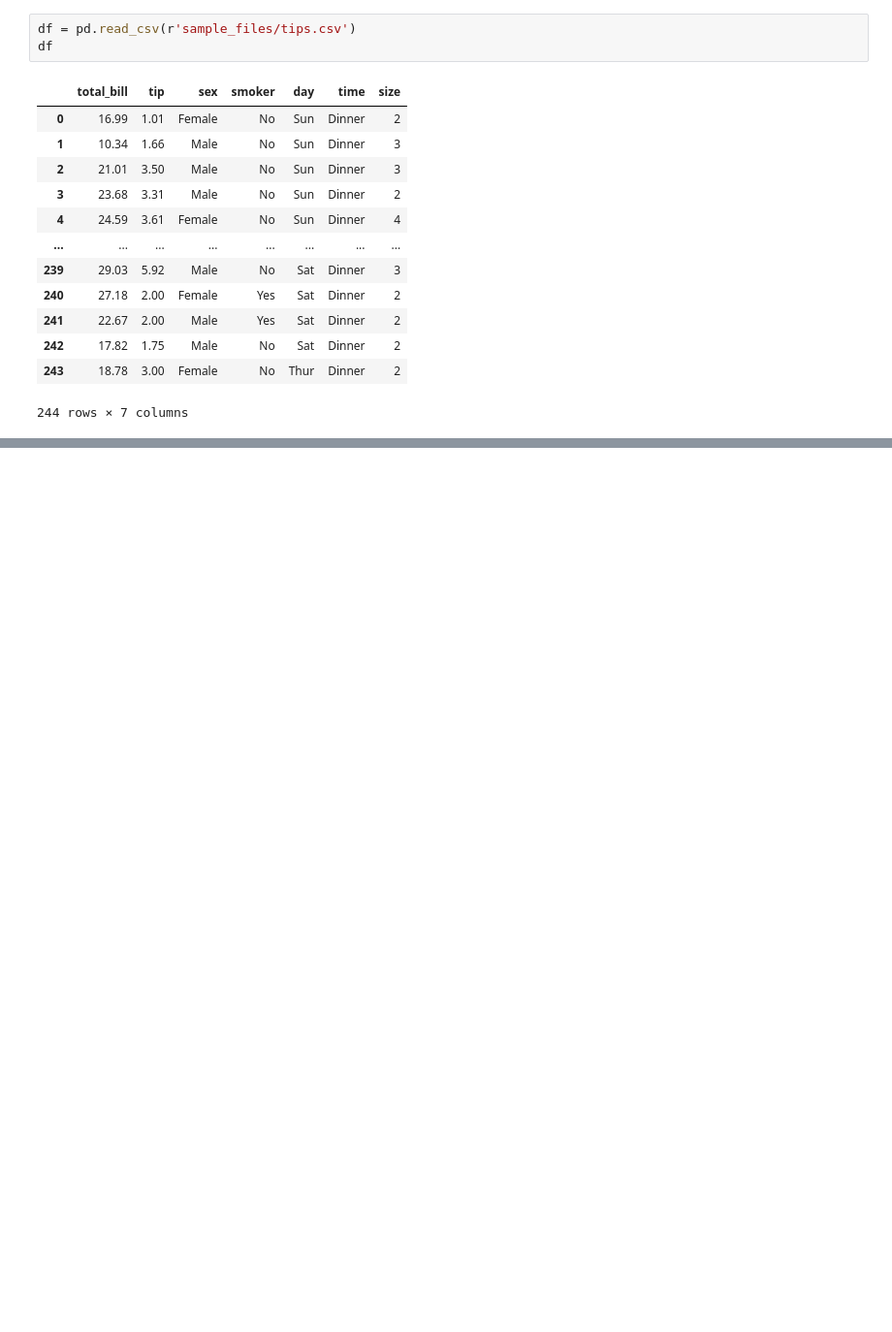
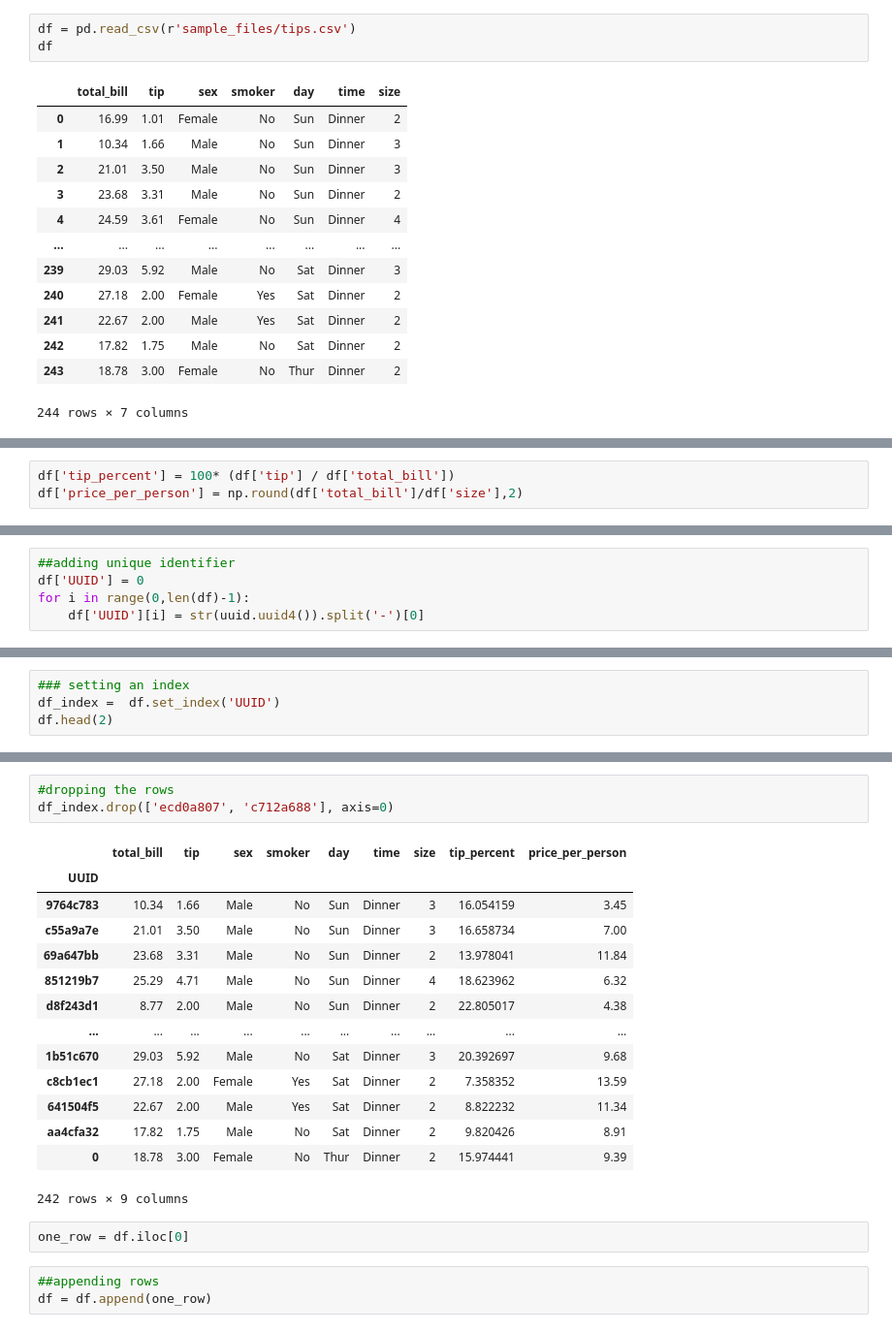
Before and after one commit to chestergarett/ml_pathway, a Jupyter notebook: pandas_101.ipynb, the cells around one changed output, grey strips where cells are left out. Shown at 97% size. Cells and saved outputs as stored; diff of their text form; blank space fills up the shorter version.

```diff
--- a/pandas_101.ipynb
+++ b/pandas_101.ipynb
@@ -101,0 +152,3 @@ df
+# %%
+df['tip_percent'] = 100* (df['tip'] / df['total_bill'])
+df['price_per_person'] = np.round(df['total_bill']/df['size'],2)
@@ -101,0 +181,5 @@ df
+# %%
+##adding unique identifier
+df['UUID'] = 0
+for i in range(0,len(df)-1):
+    df['UUID'][i] = str(uuid.uuid4()).split('-')[0]
@@ -101,0 +195,4 @@ df
+# %%
+### setting an index
+df_index =  df.set_index('UUID')
+df.head(2)
@@ -101,0 +211,23 @@ df
+# %%
+#dropping the rows
+df_index.drop(['ecd0a807', 'c712a688'], axis=0)
+# %% [output]
+|  | total_bill | tip | sex | smoker | day | time | size | tip_percent | price_per_person |
+| UUID |  |  |  |  |  |  |  |  |  |
+| 9764c783 | 10.34 | 1.66 | Male | No | Sun | Dinner | 3 | 16.054159 | 3.45 |
+| c55a9a7e | 21.01 | 3.50 | Male | No | Sun | Dinner | 3 | 16.658734 | 7.00 |
+| 69a647bb | 23.68 | 3.31 | Male | No | Sun | Dinner | 2 | 13.978041 | 11.84 |
+| 851219b7 | 25.29 | 4.71 | Male | No | Sun | Dinner | 4 | 18.623962 | 6.32 |
+| d8f243d1 | 8.77 | 2.00 | Male | No | Sun | Dinner | 2 | 22.805017 | 4.38 |
+| ... | ... | ... | ... | ... | ... | ... | ... | ... | ... |
+| 1b51c670 | 29.03 | 5.92 | Male | No | Sat | Dinner | 3 | 20.392697 | 9.68 |
+| c8cb1ec1 | 27.18 | 2.00 | Female | Yes | Sat | Dinner | 2 | 7.358352 | 13.59 |
+| 641504f5 | 22.67 | 2.00 | Male | Yes | Sat | Dinner | 2 | 8.822232 | 11.34 |
+| aa4cfa32 | 17.82 | 1.75 | Male | No | Sat | Dinner | 2 | 9.820426 | 8.91 |
+| 0 | 18.78 | 3.00 | Female | No | Thur | Dinner | 2 | 15.974441 | 9.39 |
+242 rows × 9 columns
+# %%
+one_row = df.iloc[0]
+# %%
+##appending rows
+df = df.append(one_row)
```
Also changed, not shown: parts of 12 cells of this notebook.
